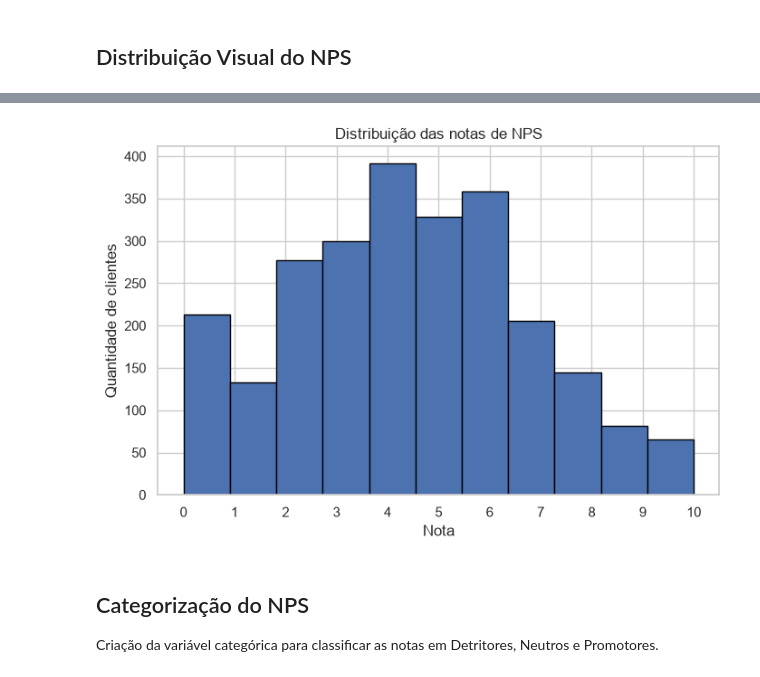
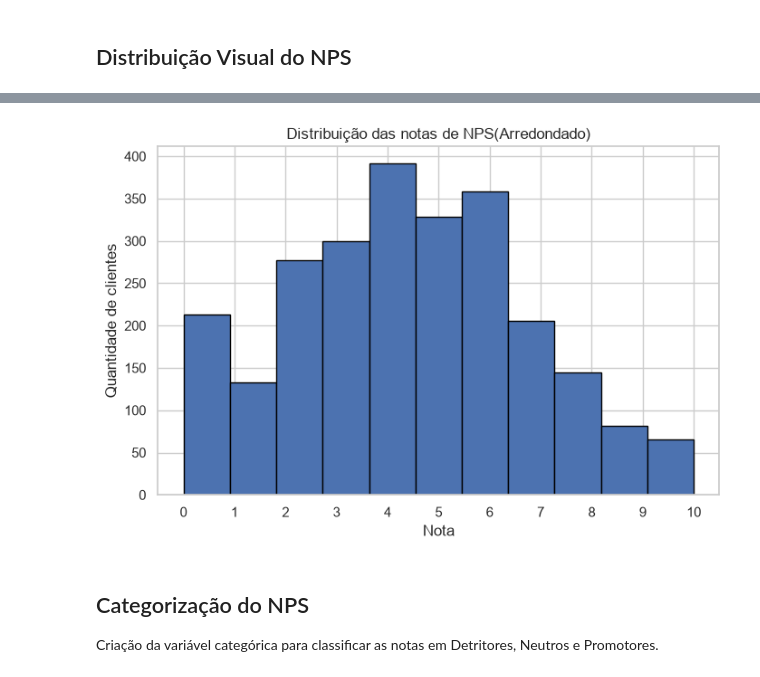
Before and after one commit to suelenpaulapramos/TechChallenge-NPS, a Jupyter notebook: notebooks/01_Analise_NPS.ipynb, the cells around one changed output, grey strips where cells are left out. Saved outputs shown, nothing was run; the diff lists cells and outputs as text; code cells hidden in the pictures.

```diff
--- a/notebooks/01_Analise_NPS.ipynb
+++ b/notebooks/01_Analise_NPS.ipynb
@@ -229,16 +242,16 @@ Dos 2.500 registros analisados, apenas 42 clientes atribuíram nota máxima (10,
 # %%
 # %%
 # Configuração e exibição do histograma de distribuição das notas
 plt.figure(figsize=(8 , 5))
 plt.hist(df["nps_arredondado"], bins=11, edgecolor="black")  # adicionei borda para melhor visualização
-plt.title("Distribuição das notas de NPS")
+plt.title("Distribuição das notas de NPS(Arredondado)")
 plt.xlabel("Nota")
 plt.ylabel("Quantidade de clientes")
 plt.xticks(range(0, 11))
 
 plt.show()
 # %% [output]
-[figure, old version]
+[figure, new version]
 # %% [markdown]
 ## Categorização do NPS
  Criação da variável categórica para classificar as notas em Detritores, Neutros e Promotores.
```
Also changed, not shown: parts of 1 cell of this notebook.
